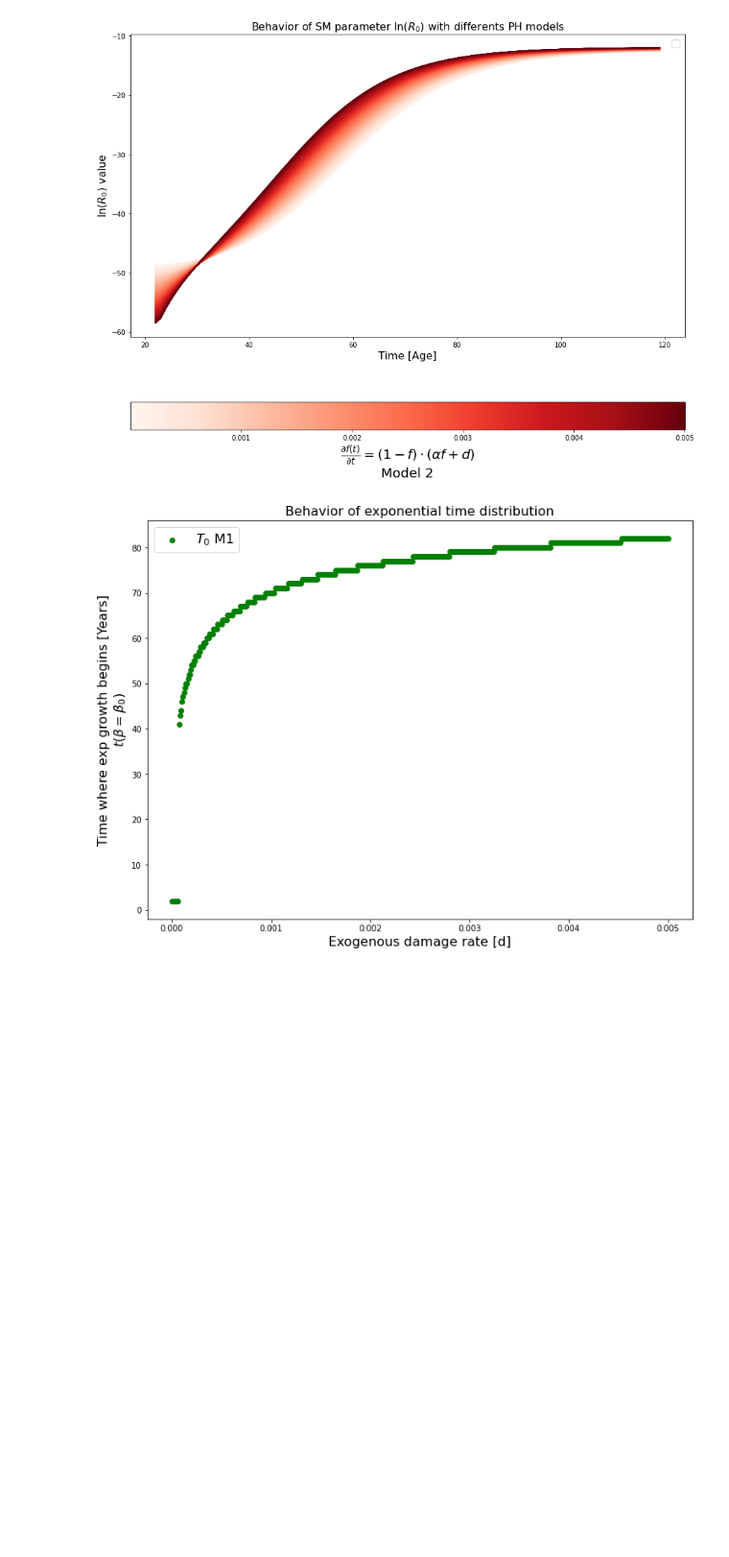
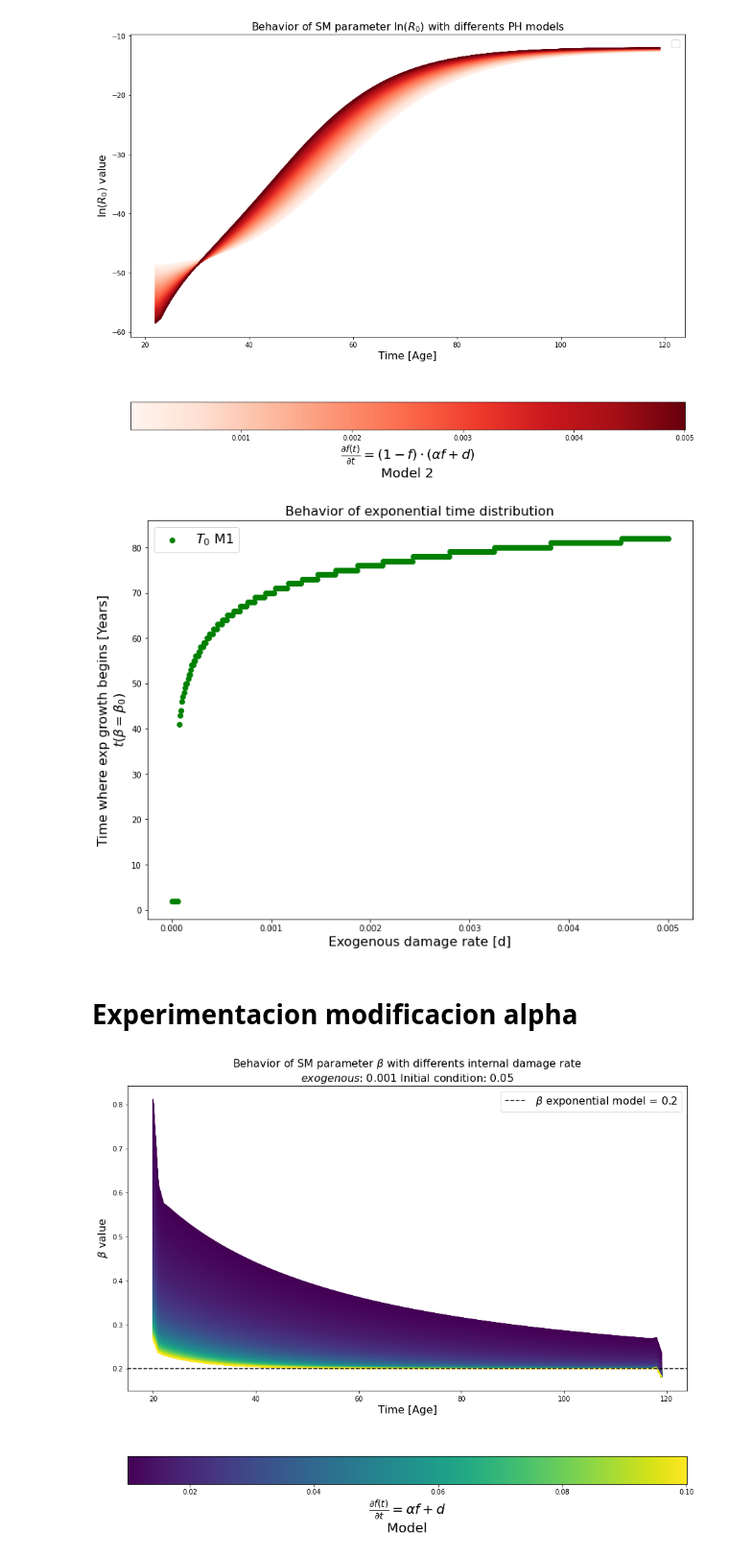
Before and after one commit to Rafther0112/Human_Aging_Research, a Jupyter notebook: friday_21_28/SM_correlation.ipynb, the cells around one changed output. Shown at 96% size. Cells and saved outputs as stored; diff of their text form; code cells hidden in the pictures; blank space fills up the shorter version.

```diff
--- a/friday_21_28/SM_correlation.ipynb
+++ b/friday_21_28/SM_correlation.ipynb
@@ -312,16 +312,6 @@ for data in Y_collections:
             break
         else:
             contador += 1
-# %%
-tiempo_exponencial_behaviour_2 = []
-for data in Y_collection2:
-    contador = 0
-    for seguidor in data:
-        if seguidor < coupling_factor :
-            tiempo_exponencial_behaviour_2.append(contador)
-            break
-        else:
-            contador += 1
 # %%
 plt.figure(figsize=(12,9))
 plt.xlabel(r'Exogenous damage rate [d]', fontsize=16)
@@ -332,3 +322,69 @@ plt.legend(fontsize = 16)
 plt.savefig("Distribution_time_exponential_growth.jpg", dpi = 500)
 # %% [output]
 [figure]
+# %% [markdown]
+# Experimentacion modificacion alpha
+# %%
+tiempo_vida_inicial = 20
+tiempo_vida_maximo = 120            #Para que los resultados obtenidos se encuentren ligados a realidad biologica
+pasos_integracion = tiempo_vida_maximo-  tiempo_vida_inicial         #Definicion de los pasos de integracion de algoritmo   #Tasa de propagacion de daño
+h = (tiempo_vida_maximo-tiempo_vida_inicial)/pasos_integracion
+
+mortality_rate = 4.3*(10**(-6))     #Tasa de mortalidad #NO MODIFICA COMPORTAMIENTO LEY DE GOMPERTZ
+disease_rate = 0.001
+coupling_factor = 0.2            #Factor de acoplamiento entre frailty index y gompertz
+condicion_inicial = 0.05
+
+parametro_beta = []
+parametro_R = []
+
+def f(x, alpha_damage_propagation, disease_rate, t=None):
+    return alpha_damage_propagation*x + disease_rate
+
+def Runke_Kutta_Method(temporal_evolution:list, disease_rate, alpha_damage_propagation):
+    x = condicion_inicial                                        #Initial condition
+    frailty_index = np.empty((len(temporal_evolution)))
+    for index, t in enumerate(temporal_evolution):
+        frailty_index[index] = x
+        k1 = h*f(x, alpha_damage_propagation, disease_rate, t=t)
+        k2 = h*f(x+0.5*k1, alpha_damage_propagation, disease_rate, t=t +0.5*h)
+        x += k2
+
+    gompertz_law = mortality_rate*(frailty_index**(coupling_factor/alpha_damage_propagation))
+    return frailty_index, gompertz_law, temporal_evolution
+
+alpha_damage_propagation_steps = np.arange(0.01, 0.1 + 0.0001, 0.00001)
+for alpha in alpha_damage_propagation_steps:
+    temporal_evolution = np.arange(tiempo_vida_inicial,tiempo_vida_maximo,h)
+    frailty_index_differential_equation,gompertz_law_differential_equation,temporal_evolution_differential_equation = Runke_Kutta_Method(temporal_evolution,disease_rate, alpha)
+
+    valores_beta_R = np.empty((2), dtype = object)
+    temporal_evolution = temporal_evolution_differential_equation
+    data = gompertz_law_differential_equation
+    derivative_process = dxdt(data, temporal_evolution, kind="finite_difference", k=3)
+    beta_values = derivative_process/data
+    R_values = data/np.e**(beta_values*temporal_evolution)
+
+    parametro_R.append(R_values)
+    parametro_beta.append(beta_values)
+
+X = temporal_evolution
+A_values_2 = np.arange(0, len(parametro_beta), 1)  # Replace this with your parameter A values
+fig, ax = plt.subplots(figsize=(15,12))
+for Y, A in tqdm(zip(parametro_beta, A_values_2)):
+
+    colors2 = plt.cm.viridis(A_values_2 / max(A_values_2))  # Normalize A_values between 0 and 1
+    ax.plot(X, Y, color=colors2[A])
+
+sm2 = plt.cm.ScalarMappable(cmap=plt.cm.viridis, norm=plt.Normalize(vmin=min(alpha_damage_propagation_steps), vmax=max(alpha_damage_propagation_steps)))
+sm2.set_array([])  # Set an empty array to create the colorbar based on the colormap
+ax.axhline(y=coupling_factor, color='black', linestyle='--', label=rf'$\beta$ exponential model = {coupling_factor}')
+cbar2 = plt.colorbar(sm2, orientation = "horizontal")
+ax.set_title(r"Behavior of SM parameter $\beta$ with differents internal damage rate" + "\n" + rf"$exogenous$: {disease_rate} Initial condition: {condicion_inicial}", fontsize= 16)
+ax.set_xlabel(r'Time [Age]', fontsize=16)
+ax.set_ylabel(r'$\beta$ value', fontsize=16)
+cbar2.set_label(r"$\frac{\partial{f(t)}}{\partial{t}} = \alpha f + d$" + "\n" + "Model", fontsize=20)
+ax.legend(fontsize = 16)
+plt.savefig("Modificacion_internal_damage_rate.jpg", dpi = 500)
+# %% [output]
+[figure, added]
```
Also changed, not shown: parts of 2 cells of this notebook.
